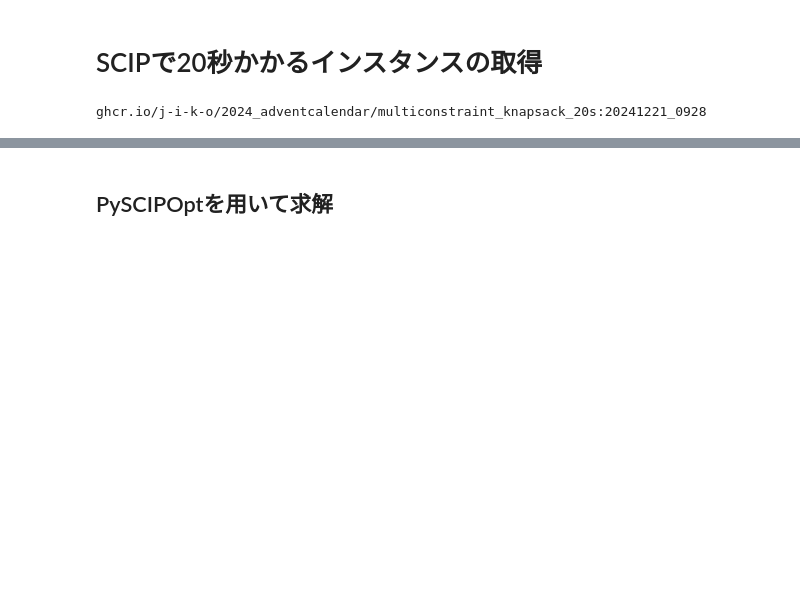
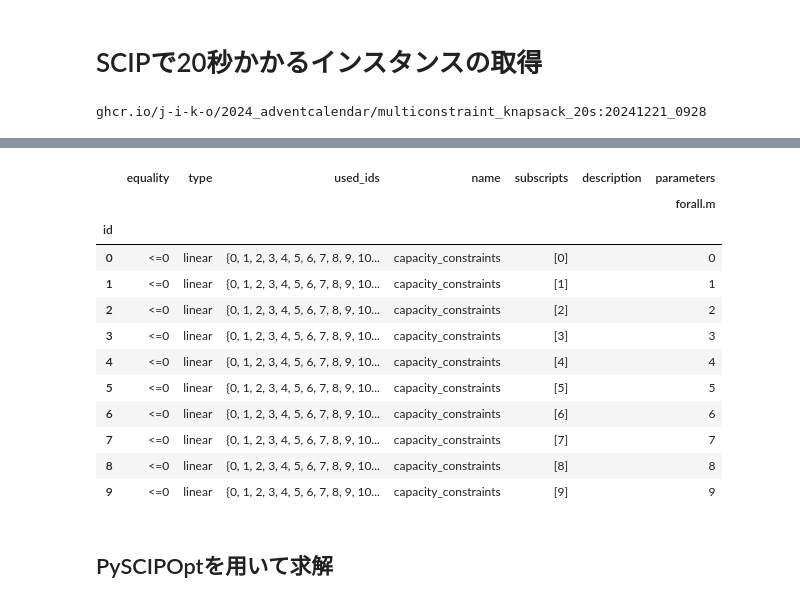
Before and after one commit to j-i-k-o/2024_AdventCalendar, a Jupyter notebook: notebook/demo.ipynb, the cells around one changed output, grey strips where cells are left out. Drawn from its saved outputs; the diff is of its cells as text; code cells hidden in the pictures; blank space fills up the shorter version.

```diff
--- a/notebook/demo.ipynb
+++ b/notebook/demo.ipynb
@@ -263,3 +280,19 @@ instance = artifact.get_instance(desc)
+# %%
+instance.constraints
+# %% [output]
+|  | equality | type | used_ids | name | subscripts | description | parameters |
+|  |  |  |  |  |  |  | forall.m |
+| id |  |  |  |  |  |  |  |
+| 0 | <=0 | linear | {0, 1, 2, 3, 4, 5, 6, 7, 8, 9, 10... | capacity_constraints | [0] |  | 0 |
+| 1 | <=0 | linear | {0, 1, 2, 3, 4, 5, 6, 7, 8, 9, 10... | capacity_constraints | [1] |  | 1 |
+| 2 | <=0 | linear | {0, 1, 2, 3, 4, 5, 6, 7, 8, 9, 10... | capacity_constraints | [2] |  | 2 |
+| 3 | <=0 | linear | {0, 1, 2, 3, 4, 5, 6, 7, 8, 9, 10... | capacity_constraints | [3] |  | 3 |
+| 4 | <=0 | linear | {0, 1, 2, 3, 4, 5, 6, 7, 8, 9, 10... | capacity_constraints | [4] |  | 4 |
+| 5 | <=0 | linear | {0, 1, 2, 3, 4, 5, 6, 7, 8, 9, 10... | capacity_constraints | [5] |  | 5 |
+| 6 | <=0 | linear | {0, 1, 2, 3, 4, 5, 6, 7, 8, 9, 10... | capacity_constraints | [6] |  | 6 |
+| 7 | <=0 | linear | {0, 1, 2, 3, 4, 5, 6, 7, 8, 9, 10... | capacity_constraints | [7] |  | 7 |
+| 8 | <=0 | linear | {0, 1, 2, 3, 4, 5, 6, 7, 8, 9, 10... | capacity_constraints | [8] |  | 8 |
+| 9 | <=0 | linear | {0, 1, 2, 3, 4, 5, 6, 7, 8, 9, 10... | capacity_constraints | [9] |  | 9 |
 # %% [markdown]
 ## PySCIPOptを用いて求解
 # %%
```
Also changed, not shown: parts of 5 cells of this notebook.
